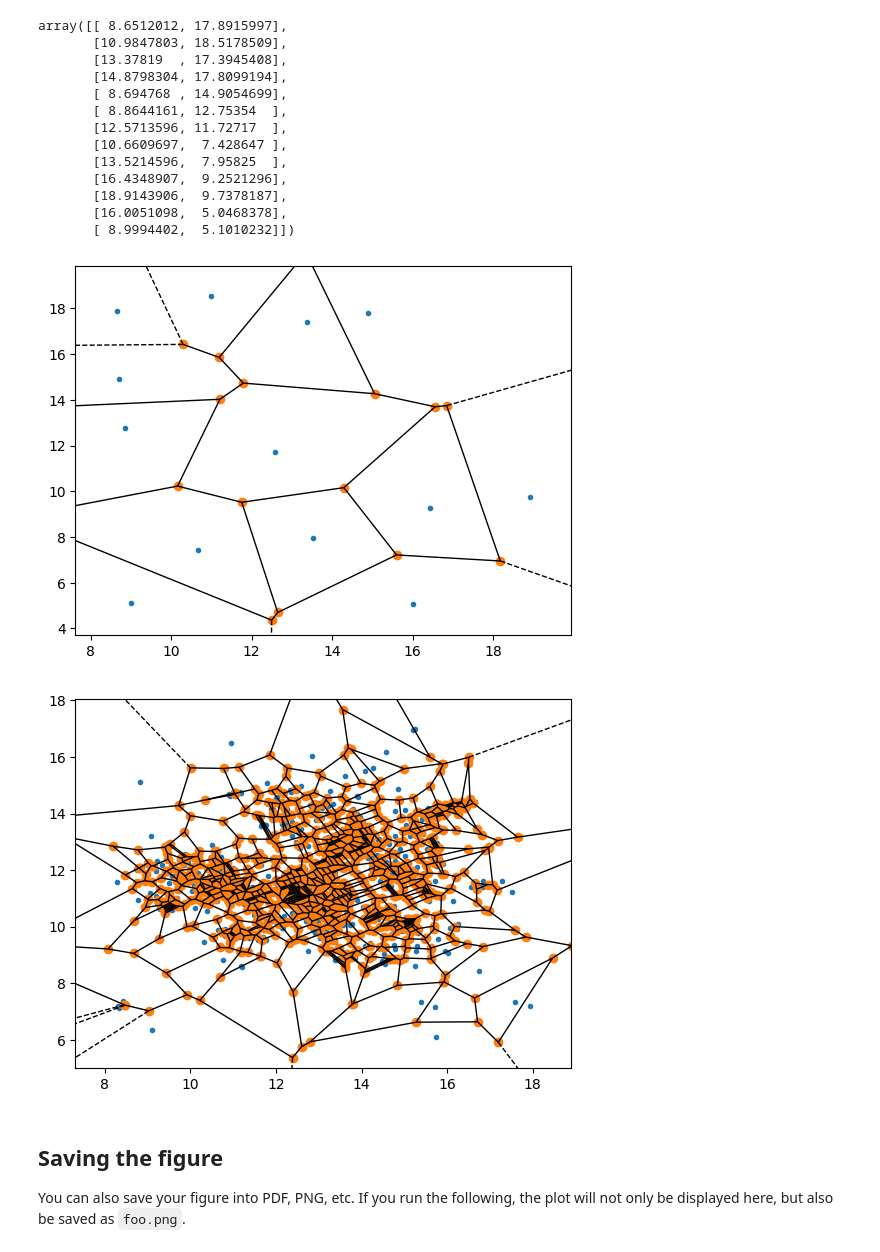
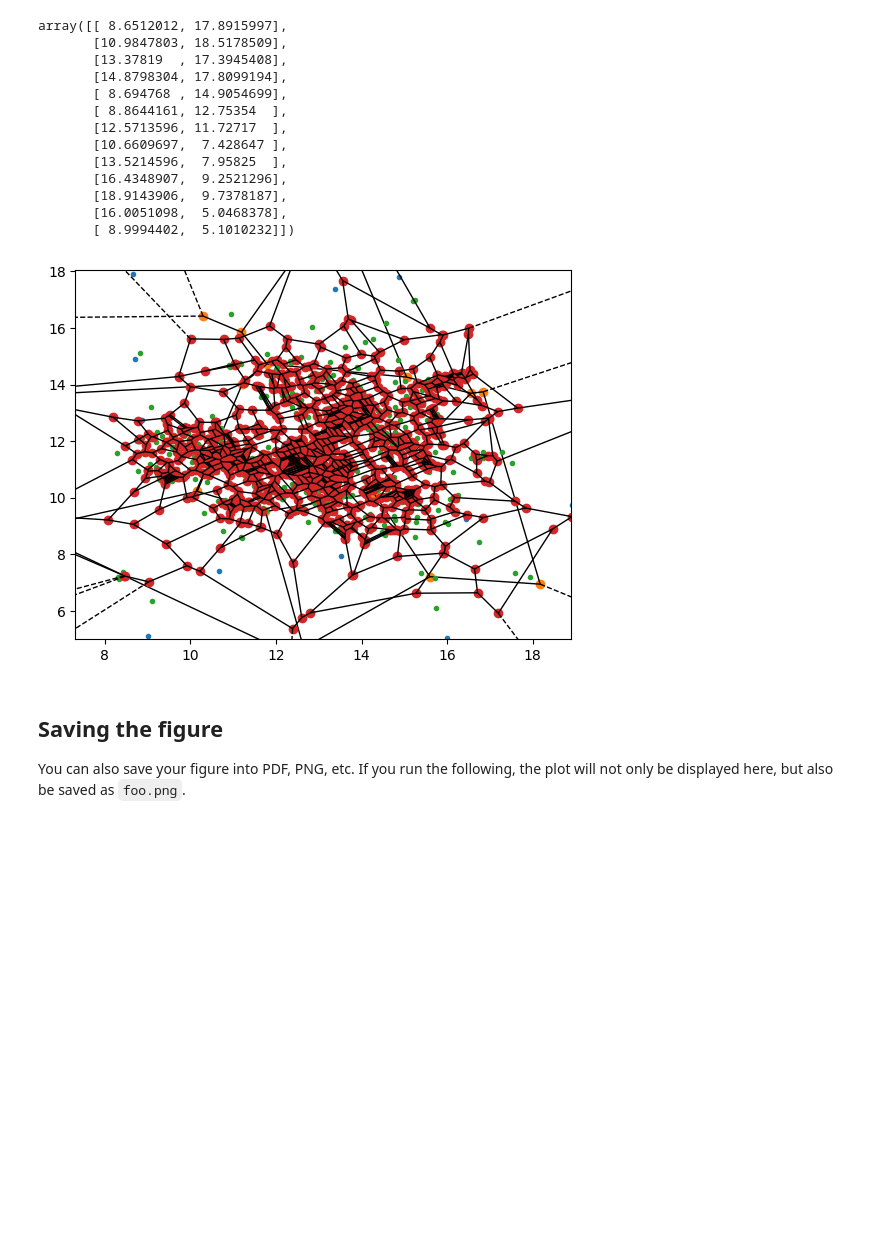
Before and after one commit to JasminClemmensen/dataVisualization-, a Jupyter notebook: individual_work/dsb_s215726.ipynb, the cells around one changed output. Cells and saved outputs as stored; diff of their text form; code cells hidden in the pictures; blank space fills up the shorter version.

```diff
--- a/individual_work/dsb_s215726.ipynb
+++ b/individual_work/dsb_s215726.ipynb
@@ -303,14 +303,15 @@ array([[ 8.6512012, 17.8915997],
        [ 8.9994402,  5.1010232]])
 # %%
 # TODO: your code here
+fig,ax=plt.subplots()
+
 vor = Voronoi(points)
-voronoi_plot_2d(vor)
+voronoi_plot_2d(vor,ax=ax)
 
 vor2 = Voronoi(death_df.values)
-vr = voronoi_plot_2d(vor2)
+vr = voronoi_plot_2d(vor2,ax=ax)
 # %% [output]
-[figure, old version]
+[figure, new version]
-[figure, removed]
 # %% [markdown]
 ## Saving the figure
 
```
Also changed, not shown: 3 other files.
